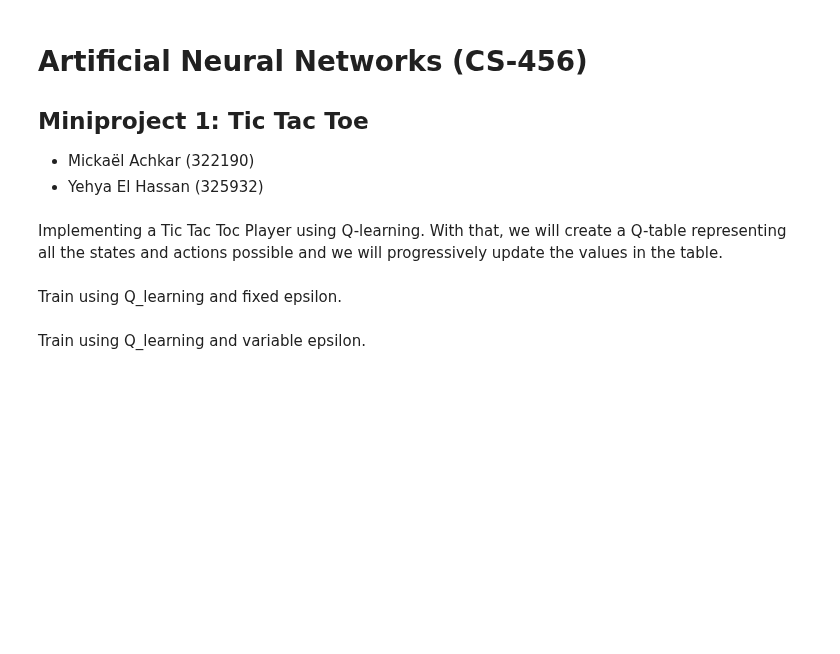
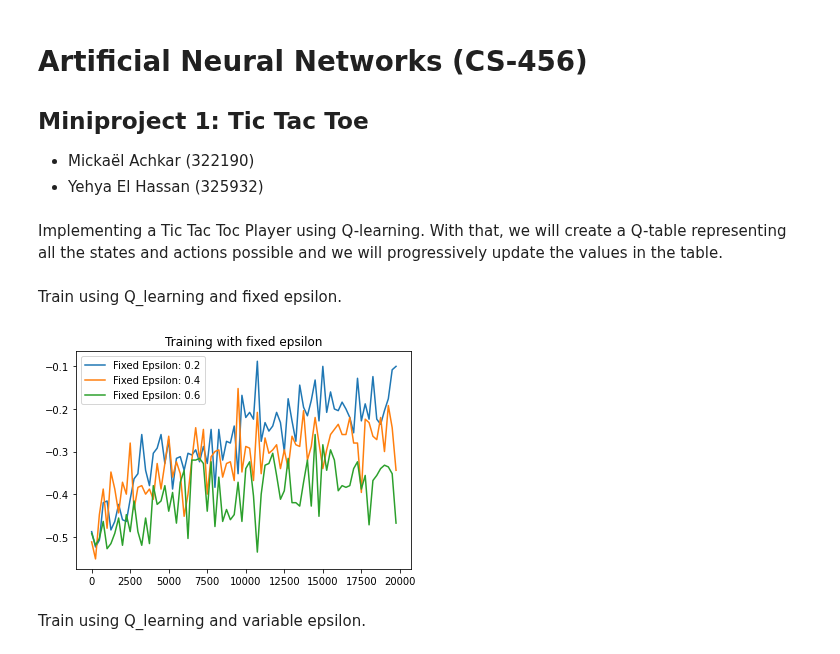
Before and after one commit to mikqs/rl-tic-tac-toe, a Jupyter notebook: 322190_325932.ipynb, the cells around one changed output. Drawn from its saved outputs; the diff is of its cells as text; code cells hidden in the pictures; blank space fills up the shorter version.

```diff
--- a/322190_325932.ipynb
+++ b/322190_325932.ipynb
@@ -135,15 +135,16 @@ def choose_players(index):
 
     return player_1,player_2
 
-def plot_rewards(number_of_episodes,rewards):
+def plot_rewards(number_of_episodes,rewards, ax, label = "", plot_every=250):
     episodes = np.arange(0,number_of_episodes)
-    bin_means,_,_ = binned_statistic(episodes ,rewards, statistic="mean", bins =(number_of_episodes)/250, range=(0,number_of_episodes))
-    plt.plot(np.arange(0,number_of_episodes,250),bin_means)
+    bin_means,_,_ = binned_statistic(episodes ,rewards, statistic="mean", bins =(number_of_episodes)/plot_every, range=(0,number_of_episodes))
+    ax.plot(np.arange(0,number_of_episodes,plot_every),bin_means, label = label)
+    ax.legend()
     return
 
-def plot_metrics(number_of_episodes,metrics, title):
-    plt.plot(np.arange(0,number_of_episodes,250),metrics)
-    plt.title(title)
+def plot_metrics(number_of_episodes,metrics, ax, label):
+    ax.plot(np.arange(0,number_of_episodes,250),metrics, label = label)
+    ax.legend()
     return
 # %% [markdown]
 Implementing a Tic Tac Toc Player using Q-learning. With that, we will create a Q-table representing all the states and actions possible and we will progressively update the values in the table.
@@ -281,15 +282,30 @@ Train using Q_learning and fixed epsilon.
 # %%
 # RL Hyper-params
 number_of_episodes = 20000
-epsilon = 0.1
 
+# Environment
 environment = TictactoeEnv()
 
-player_rl_agent, rewards, m_opt, m_rand = train_rl_agent_qlearning(environment, number_of_episodes=number_of_episodes, optimal_level=0.5,epsilon=epsilon, test_episode=250)
+# plots
+fig,ax = plt.subplots()
+plt.title("Training with fixed epsilon")
 
-plot_rewards(number_of_episodes,rewards)
-plot_metrics(number_of_episodes,m_opt,  "Optimal Metric Evolution over time.")
-plot_metrics(number_of_episodes,m_rand, "Random Metric Evolution over time.")
+# Train and get the rewards for a fixed epsilon 0.2
+epsilon = 0.2
+player_rl_agent, rewards, _, _ = train_rl_agent_qlearning(environment, number_of_episodes=number_of_episodes, optimal_level=0.5,epsilon=epsilon, test_episode=number_of_episodes)
+plot_rewards(number_of_episodes,rewards,ax,label=f"Fixed Epsilon: {epsilon}")
+
+# Train and get the rewards for a fixed epsilon 0.4
+epsilon = 0.4
+player_rl_agent, rewards, _, _ = train_rl_agent_qlearning(environment, number_of_episodes=number_of_episodes, optimal_level=0.5,epsilon=epsilon, test_episode=number_of_episodes)
+plot_rewards(number_of_episodes,rewards,ax,label=f"Fixed Epsilon: {epsilon}")
+
+# Train and get the rewards for a fixed epsilon 0.6
+epsilon = 0.6
+player_rl_agent, rewards, _, _ = train_rl_agent_qlearning(environment, number_of_episodes=number_of_episodes, optimal_level=0.5,epsilon=epsilon, test_episode=number_of_episodes)
+plot_rewards(number_of_episodes,rewards,ax,label=f"Fixed Epsilon: {epsilon}")
+# %% [output]
+[figure, added]
 # %% [markdown]
 Train using Q_learning and variable epsilon.
 # %%
```
Also changed, not shown: parts of 3 cells of this notebook.
